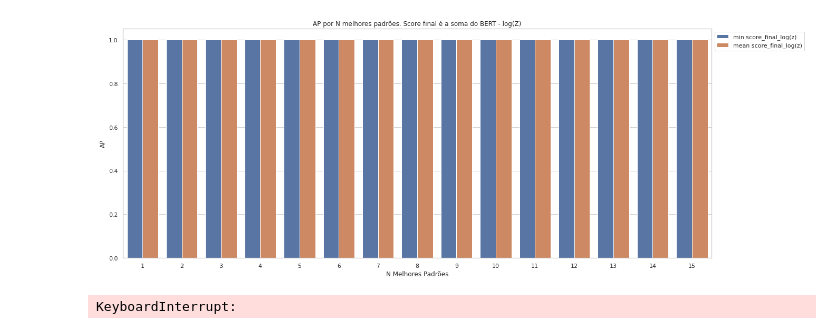
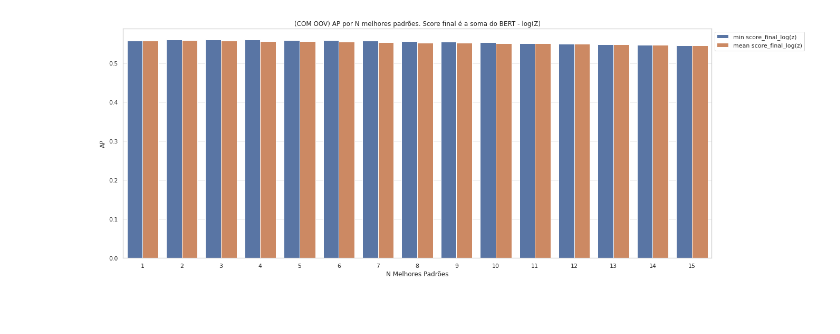
Before and after one commit to eraldoluis/hyper_bert, a Jupyter notebook: nb/best_pattern_onto-validation.ipynb, the cells around one changed output. Saved outputs shown, nothing was run; the diff lists cells and outputs as text; code cells hidden in the pictures.

```diff
--- a/nb/best_pattern_onto-validation.ipynb
+++ b/nb/best_pattern_onto-validation.ipynb
@@ -192,7 +212,10 @@ vocabs = ["../vocabs/wikipedia15M/vocab.txt",
 #             "/home/gabrielescobar/Documentos/dive-pytorch/results/wikipedia-datasets-test/wikipedia240M_W10_neg15_e15_lr1e-03_eps1e-08_emb100_batch128_runX/_result_models_model-wikipedia240M_W10_neg15_e15_lr1e-03_eps1e-08_emb100_batch128_runX_dataset_.-datasets.tsv"]
 
 # data
-path_file_bert = "../aaaaaaaa/test_neuralmind-bert-base-portuguese-cased/TESTE2.json"
+#server
+path_file_bert = "/home/gabrielescobar/hyper_bert/teste/neuralmind-bert-base-portuguese-cased_bert-score_n-subtoken/ontoPT-validation.json"
+
+# path_file_bert = "../aaaaaaaa/test_neuralmind-bert-base-portuguese-cased/TESTE2.json"
 # path_file_bert = "../teste/neuralmind-bert-base-portuguese-cased_bert-score_n-subtoken/conceptnet-hypernym-1.json"
 
 json_data = json.load(open(path_file_bert))
@@ -254,0 +366,13 @@ Melhores padrões usando score_final_log(Z)
+# %%
+# AP por padrão
+df_plot = compute_dataframe_AP_by_pattern(df_with_oov, key_sort="score_final_log(z)", pattern_list=pattern_unique)
+plt.figure(figsize=(15, 8))
+ax = sns.barplot(data=df_plot, x='padrao', y='AP')
+ax.set(xlabel="Padrão")
+ax.set_title(f"(SEM OOV) BERT AP por padrão. Score final é a soma do BERT - log(Z)")
+plt.xticks(rotation=75)
+plt.show()
+
+print(f"Melhores padrões usando score_final_log(Z)")
+best_pattern_logz = df_plot.sort_values(by='AP', ascending=False)['padrao'].tolist()
+print(best_pattern_logz)
@@ -255,29 +392,11 @@ Melhores padrões usando score_final_log(Z)
 # %%
 # AP por n-rank
 df_plot = compute_AP_n_best_pattern(df_with_oov, key_sort="score_final_log(z)", n_best_pattern=best_pattern_logz)
 plt.figure(figsize=(20, 8))
 ax = sns.barplot(data=df_plot, x='n_best_pattern', y='AP', hue='method')
 ax.set(xlabel="N Melhores Padrões")
-ax.set_title(f"AP por N melhores padrões. Score final é a soma do BERT - log(Z)")
+ax.set_title(f"(COM OOV) AP por N melhores padrões. Score final é a soma do BERT - log(Z)")
 ax.legend(bbox_to_anchor=(1, 1))
 plt.show()
 # %% [output]
-[figure, old version]
+[figure, new version]
-# %%
-import itertools
-comb = []
-for i in range(1, len(pattern_unique) + 1):
-    comb.append(list(map(list, itertools.combinations(pattern_unique, r=i))))
-combinations = []
-for i in range(len(comb)):
-    combinations += comb[i]
-
-ap_comb = {'id': [], 'min_ap': [], 'mean_ap': []}
-for i in range(len(combinations)):
-    min_ap, mean_ap = compute_AP_by_rank(df_240, key_sort="score_final_log(z)", best_patterns=combinations[i])
-    ap_comb['id'].append(i)
-    ap_comb['min_ap'].append(min_ap)
-    ap_comb['mean_ap'].append(mean_ap)
-df_combination = pd.DataFrame(ap_comb)
-# %% [output]
-KeyboardInterrupt:
```
Also changed, not shown: parts of 15 cells of this notebook.
